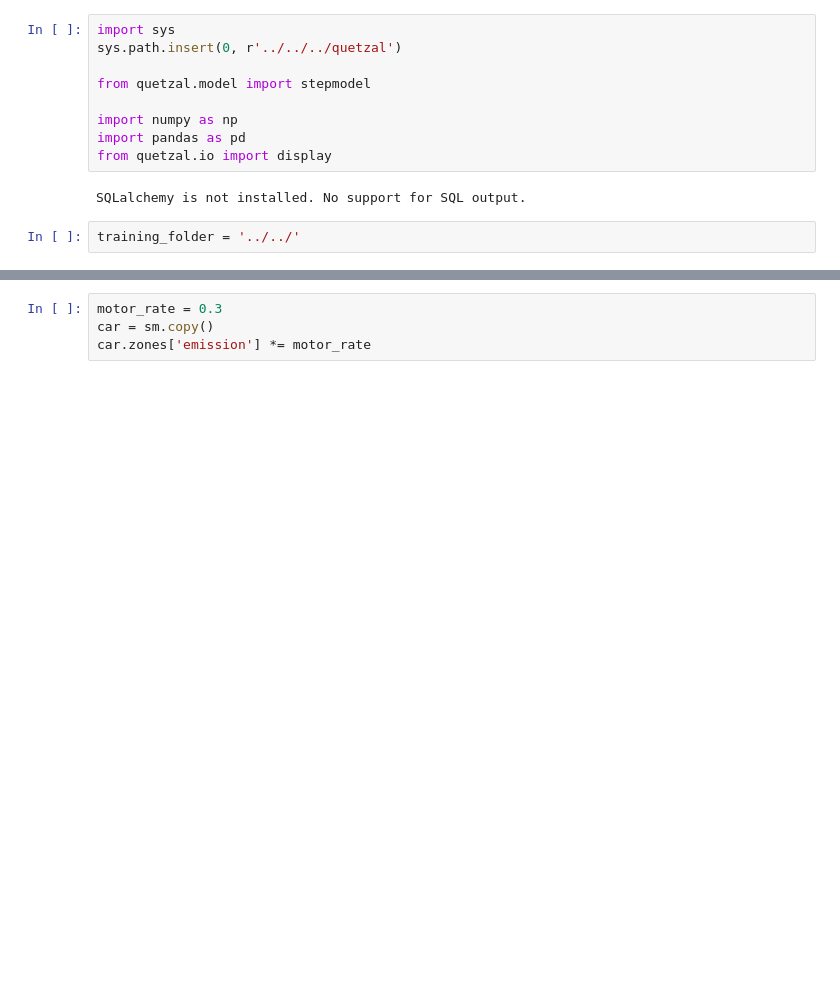
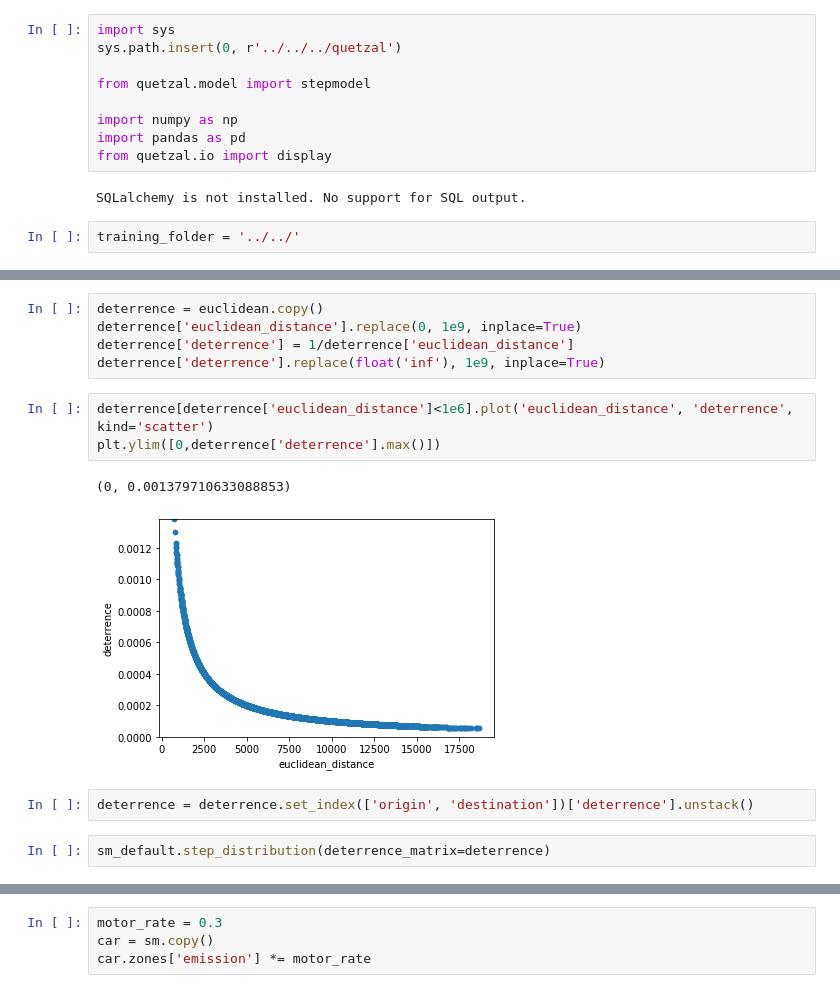
Before and after one commit to systragroup/quetzal_paris, a Jupyter notebook: notebooks/transport/B20_generation_distribution.ipynb, the cells around one changed output, grey strips where cells are left out. Drawn from its saved outputs; the diff is of its cells as text; blank space fills up the shorter version.

```diff
--- a/notebooks/transport/B20_generation_distribution.ipynb
+++ b/notebooks/transport/B20_generation_distribution.ipynb
@@ -30,0 +94,15 @@ sm.zones['pop'].sum()
+# %%
+deterrence = euclidean.copy()
+deterrence['euclidean_distance'].replace(0, 1e9, inplace=True)
+deterrence['deterrence'] = 1/deterrence['euclidean_distance']
+deterrence['deterrence'].replace(float('inf'), 1e9, inplace=True)
+# %%
+deterrence[deterrence['euclidean_distance']<1e6].plot('euclidean_distance', 'deterrence', kind='scatter')
+plt.ylim([0,deterrence['deterrence'].max()])
+# %% [output]
+(0, 0.001379710633088853)
+[figure, added]
+# %%
+deterrence = deterrence.set_index(['origin', 'destination'])['deterrence'].unstack()
+# %%
+sm_default.step_distribution(deterrence_matrix=deterrence)
```
Also changed, not shown: parts of 32 cells of this notebook, 3 other files.
